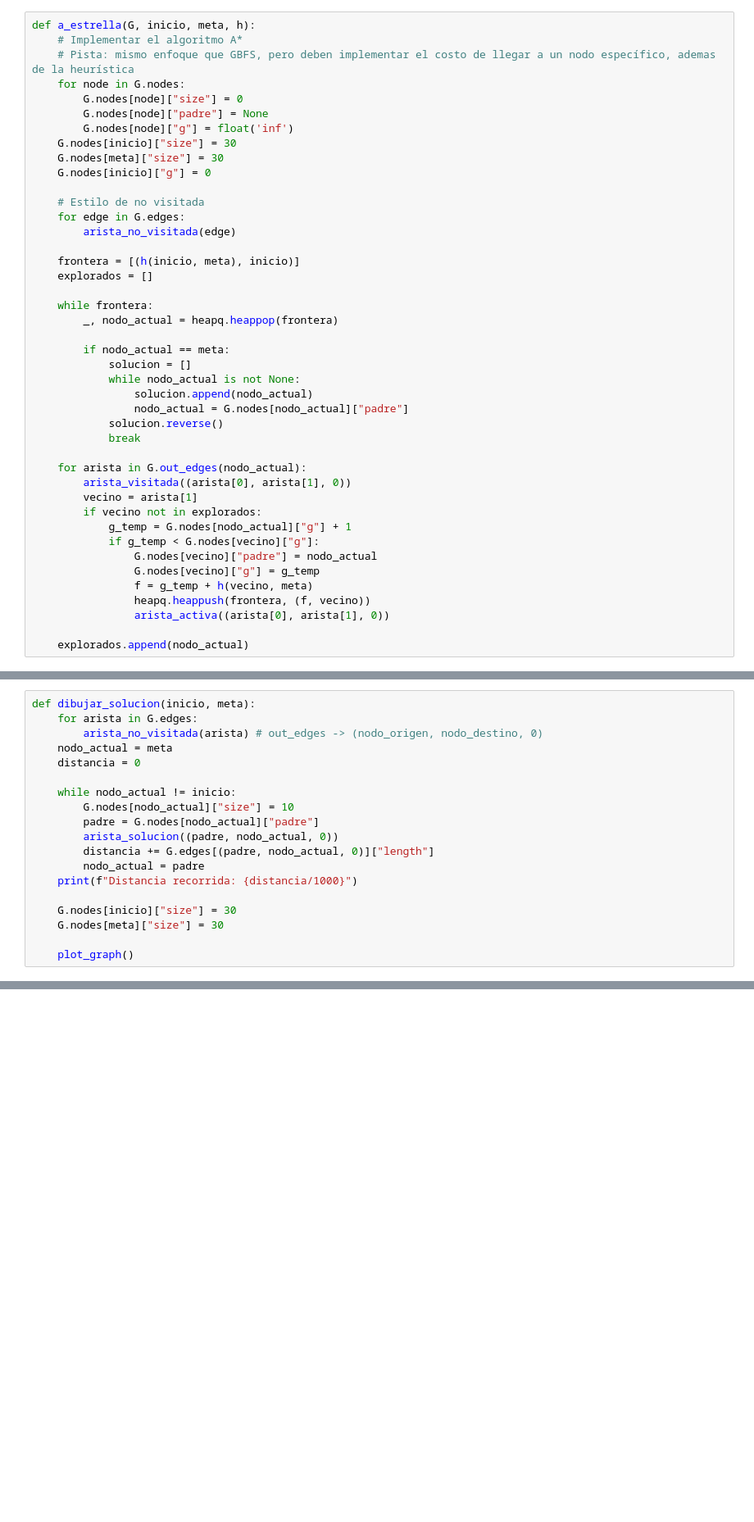
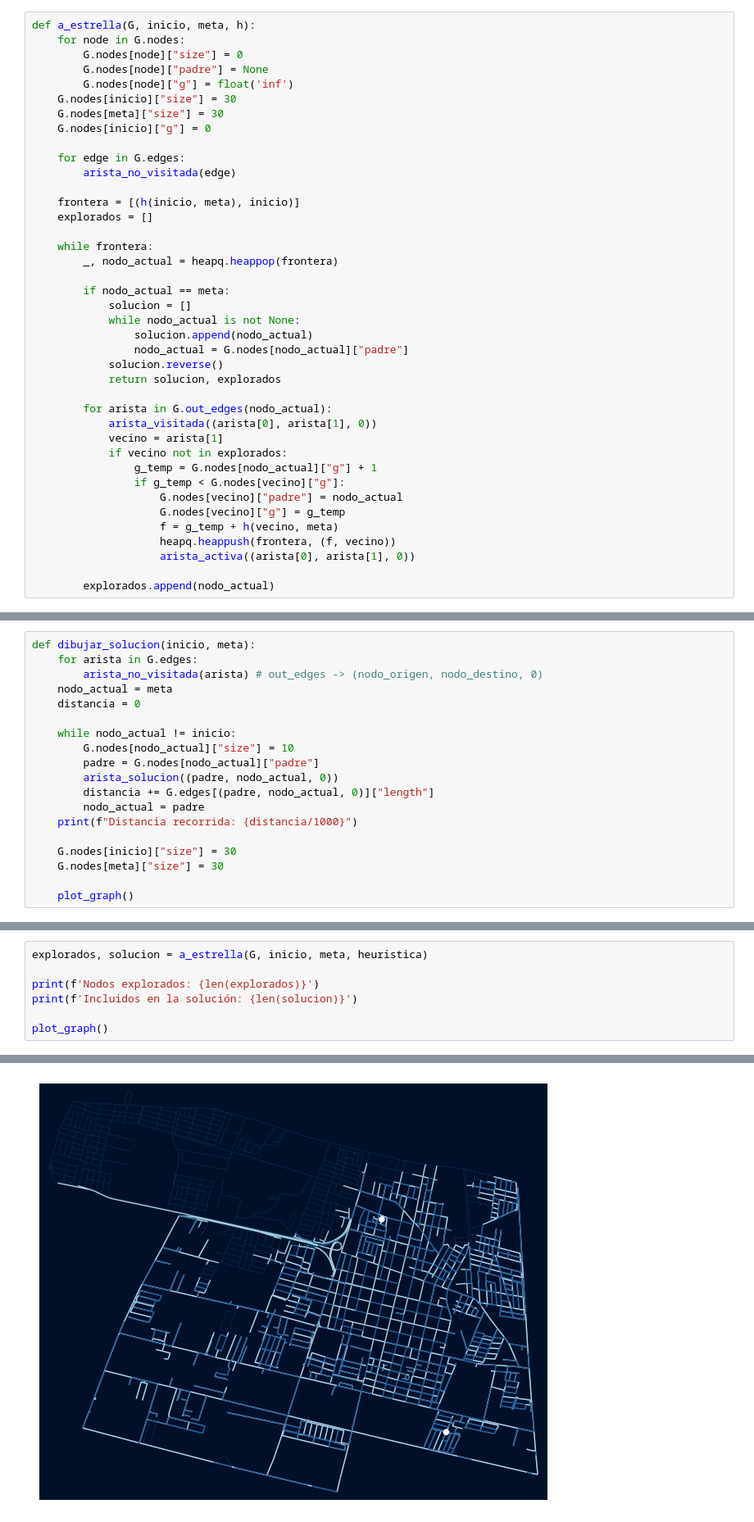
Before and after one commit to schweigenderFlugel/ia-con-python, a Jupyter notebook: searching/actividad_1_busqueda.ipynb, the cells around one changed output, grey strips where cells are left out. Shown at 82% size. Drawn from its saved outputs; the diff is of its cells as text; blank space fills up the shorter version.

```diff
--- a/searching/actividad_1_busqueda.ipynb
+++ b/searching/actividad_1_busqueda.ipynb
@@ -217,8 +216,6 @@ def gbfs(G, inicio, meta, h):
         explorados.append(nodo_actual)
 # %%
 def a_estrella(G, inicio, meta, h):
-    # Implementar el algoritmo A*
-    # Pista: mismo enfoque que GBFS, pero deben implementar el costo de llegar a un nodo específico, ademas de la heurística
     for node in G.nodes:
         G.nodes[node]["size"] = 0
         G.nodes[node]["padre"] = None
@@ -227,7 +224,6 @@ def a_estrella(G, inicio, meta, h):
     G.nodes[meta]["size"] = 30
     G.nodes[inicio]["g"] = 0
 
-    # Estilo de no visitada
     for edge in G.edges:
         arista_no_visitada(edge)
 
@@ -243,21 +239,21 @@ def a_estrella(G, inicio, meta, h):
                 solucion.append(nodo_actual)
                 nodo_actual = G.nodes[nodo_actual]["padre"]
             solucion.reverse()
-            break
+            return solucion, explorados
 
-    for arista in G.out_edges(nodo_actual):
-        arista_visitada((arista[0], arista[1], 0))
-        vecino = arista[1]
-        if vecino not in explorados:
-            g_temp = G.nodes[nodo_actual]["g"] + 1
-            if g_temp < G.nodes[vecino]["g"]:
-                G.nodes[vecino]["padre"] = nodo_actual
-                G.nodes[vecino]["g"] = g_temp
-                f = g_temp + h(vecino, meta)
-                heapq.heappush(frontera, (f, vecino))
-                arista_activa((arista[0], arista[1], 0))
+        for arista in G.out_edges(nodo_actual):
+            arista_visitada((arista[0], arista[1], 0))
+            vecino = arista[1]
+            if vecino not in explorados:
+                g_temp = G.nodes[nodo_actual]["g"] + 1
+                if g_temp < G.nodes[vecino]["g"]:
+                    G.nodes[vecino]["padre"] = nodo_actual
+                    G.nodes[vecino]["g"] = g_temp
+                    f = g_temp + h(vecino, meta)
+                    heapq.heappush(frontera, (f, vecino))
+                    arista_activa((arista[0], arista[1], 0))
 
-    explorados.append(nodo_actual)
+        explorados.append(nodo_actual)
 # %%
 def pintar_camino(inicio, meta):
     for calle in G.edges:
@@ -362,0 +366,8 @@ KeyError: None
+# %%
+explorados, solucion = a_estrella(G, inicio, meta, heuristica)
+
+print(f'Nodos explorados: {len(explorados)}')
+print(f'Incluidos en la solución: {len(solucion)}')
+
+plot_graph()
+# %% [output]
@@ -363 +376,2 @@ KeyError: None
+[figure, added]
 # %%
```
Also changed, not shown: parts of 15 cells of this notebook, 2 other files.
